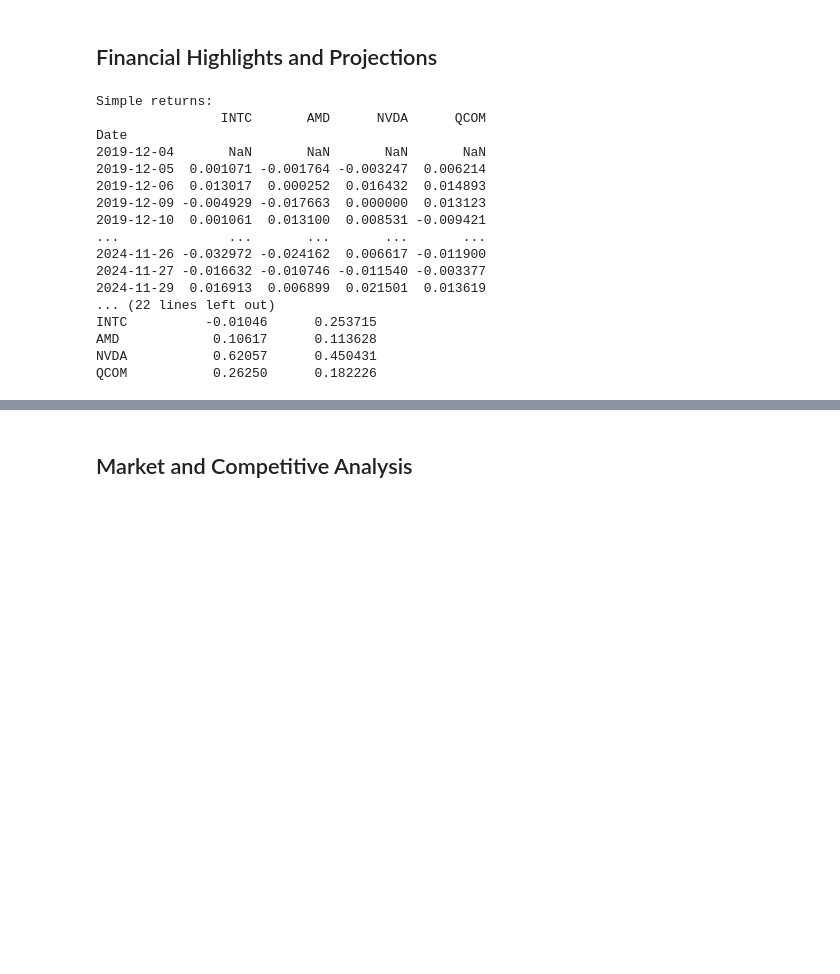
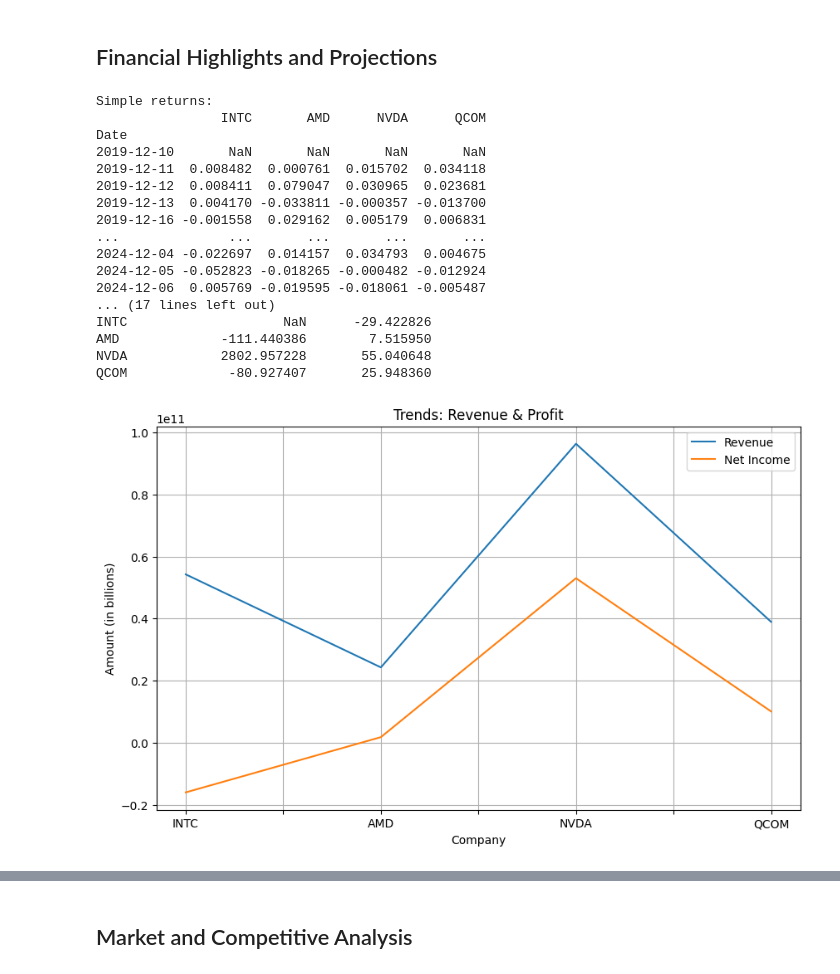
Before and after one commit to gorbe2002/intel-investment-strategy-analysis, a Jupyter notebook: main.ipynb, the cells around one changed output, grey strips where cells are left out. Cells and saved outputs as stored; diff of their text form; code cells hidden in the pictures; blank space fills up the shorter version.

Commit message:
updated market and competitive analysis & valuation metrics

```diff
--- a/main.ipynb
+++ b/main.ipynb
@@ -47,43 +51,63 @@ simpleReturns = (df / df.shift(1)) - 1
 print(f"Simple returns:\n{simpleReturns}")
 
 # get financial metrics for all companies
 financial_metrics = pd.DataFrame()
 
 for company in companies:
     stock = yf.Ticker(company)
     info = stock.info
     financials = stock.financials
 
     # extract key metrics
     try:
         financial_metrics.loc[company, 'Revenue'] = info.get('totalRevenue', np.nan)
         financial_metrics.loc[company, 'Net Income'] = info.get('netIncomeToCommon', np.nan)
         financial_metrics.loc[company, 'EPS'] = info.get('trailingEPS', np.nan)
         financial_metrics.loc[company, 'P/E Ratio'] = info.get('trailingPE', np.nan)
         financial_metrics.loc[company, 'Market Cap'] = info.get('marketCap', np.nan)
         financial_metrics.loc[company, 'Operating Margin'] = info.get('operatingMargins', np.nan)
     except:
         continue
 
 # calculate market share based on revenue
 financial_metrics['Market Share'] = financial_metrics['Revenue'] / financial_metrics['Revenue'].sum()
 
+# calculate YoY growth for revenue and profit
+financial_metrics['Revenue Growth (%)'] = financial_metrics['Revenue'].pct_change() * 100
+financial_metrics['Net Income Growth (%)'] = financial_metrics['Net Income'].pct_change() * 100
+
+# calculate Net Margin
+financial_metrics['Net Margin (%)'] = (financial_metrics['Net Income'] / financial_metrics['Revenue']) * 100
+
 print(financial_metrics)
+
+financial_metrics[['Revenue', 'Net Income']].plot(kind='line', figsize=(10, 6), title='Trends: Revenue & Profit')
+plt.xlabel('Company')
+plt.ylabel('Amount (in billions)')
+plt.grid()
+plt.show()
+
+# net margins comparisons
+financial_metrics['Net Margin (%)'].plot(kind='bar', figsize=(8, 5), title='Net Margin Comparison')
+plt.ylabel('Net Margin (%)')
+plt.grid()
+plt.show()
 # %% [output]
 Simple returns:
                 INTC       AMD      NVDA      QCOM
 Date
-2019-12-04       NaN       NaN       NaN       NaN
-2019-12-05  0.001071 -0.001764 -0.003247  0.006214
-2019-12-06  0.013017  0.000252  0.016432  0.014893
-2019-12-09 -0.004929 -0.017663  0.000000  0.013123
-2019-12-10  0.001061  0.013100  0.008531 -0.009421
+2019-12-10       NaN       NaN       NaN       NaN
+2019-12-11  0.008482  0.000761  0.015702  0.034118
+2019-12-12  0.008411  0.079047  0.030965  0.023681
+2019-12-13  0.004170 -0.033811 -0.000357 -0.013700
+2019-12-16 -0.001558  0.029162  0.005179  0.006831
 ...              ...       ...       ...       ...
-2024-11-26 -0.032972 -0.024162  0.006617 -0.011900
-2024-11-27 -0.016632 -0.010746 -0.011540 -0.003377
-2024-11-29  0.016913  0.006899  0.021501  0.013619
-... (22 lines left out)
-INTC          -0.01046      0.253715
-AMD            0.10617      0.113628
-NVDA           0.62057      0.450431
-QCOM           0.26250      0.182226
+2024-12-04 -0.022697  0.014157  0.034793  0.004675
+2024-12-05 -0.052823 -0.018265 -0.000482 -0.012924
+2024-12-06  0.005769 -0.019595 -0.018061 -0.005487
+... (17 lines left out)
+INTC                    NaN      -29.422826
+AMD             -111.440386        7.515950
+NVDA            2802.957228       55.040648
+QCOM             -80.927407       25.948360
+[figure, added]
```
Also changed, not shown: parts of 4 cells of this notebook.
